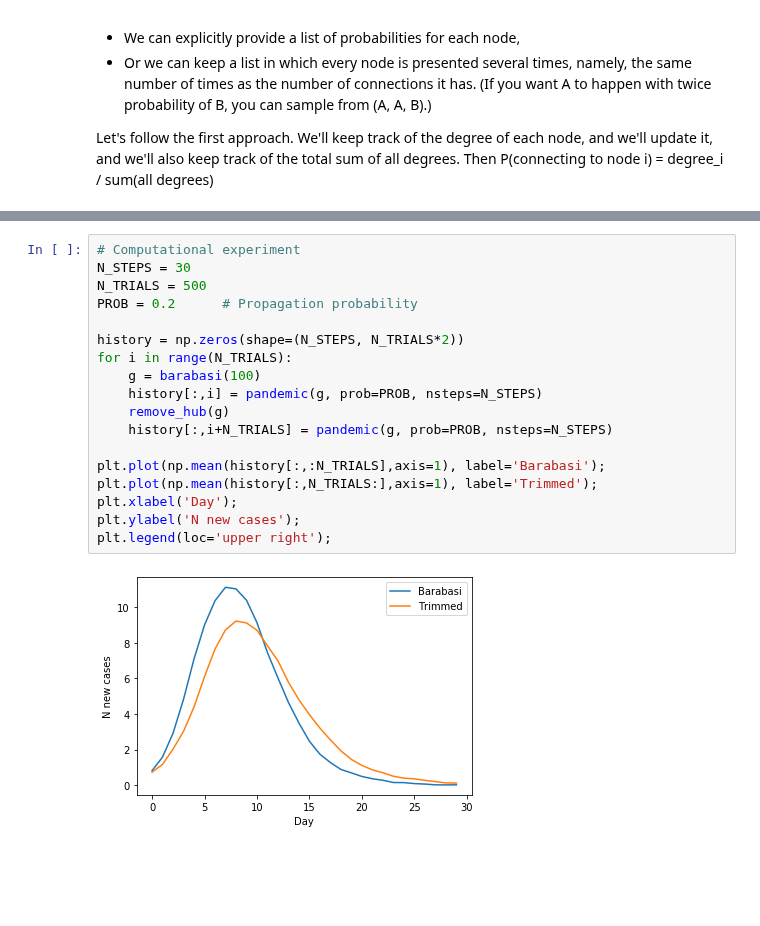
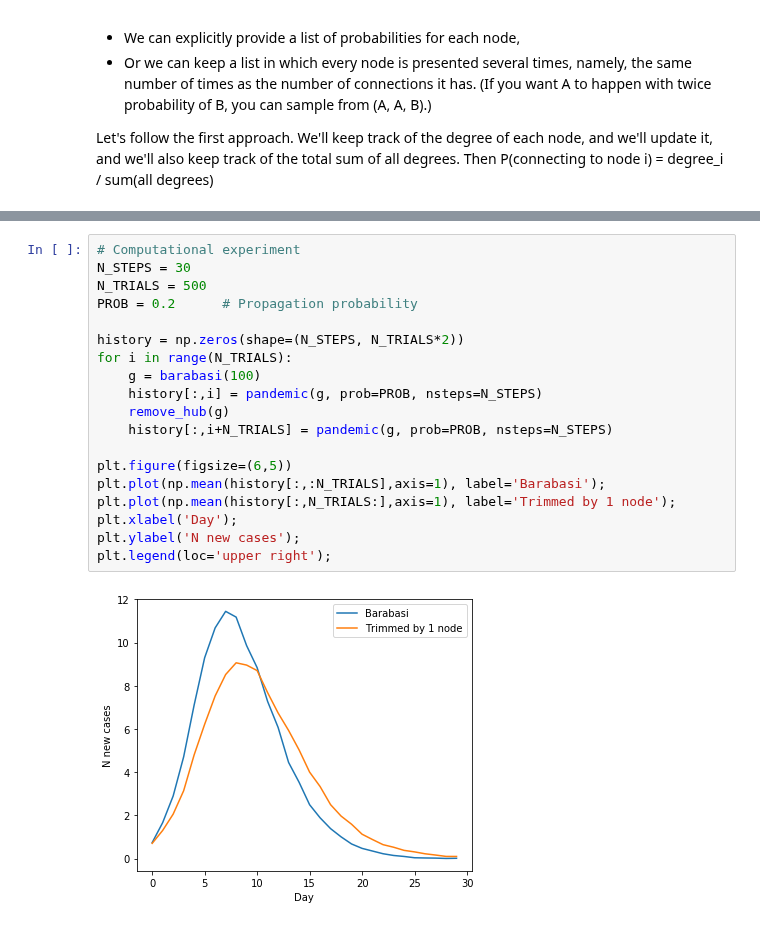
Before and after one commit to khakhalin/Teaching, a Jupyter notebook: Bio_Modeling/084_Scale-free.ipynb, the cells around one changed output, grey strips where cells are left out. Drawn from its saved outputs; the diff is of its cells as text; blank space fills up the shorter version.

```diff
--- a/Bio_Modeling/084_Scale-free.ipynb
+++ b/Bio_Modeling/084_Scale-free.ipynb
@@ -283,20 +288,21 @@ g.plot()
 # %%
 # Computational experiment
 N_STEPS = 30
 N_TRIALS = 500
 PROB = 0.2      # Propagation probability
 
 history = np.zeros(shape=(N_STEPS, N_TRIALS*2))
 for i in range(N_TRIALS):
     g = barabasi(100)
     history[:,i] = pandemic(g, prob=PROB, nsteps=N_STEPS)
     remove_hub(g)
     history[:,i+N_TRIALS] = pandemic(g, prob=PROB, nsteps=N_STEPS)
 
+plt.figure(figsize=(6,5))
 plt.plot(np.mean(history[:,:N_TRIALS],axis=1), label='Barabasi');
-plt.plot(np.mean(history[:,N_TRIALS:],axis=1), label='Trimmed');
+plt.plot(np.mean(history[:,N_TRIALS:],axis=1), label='Trimmed by 1 node');
 plt.xlabel('Day');
 plt.ylabel('N new cases');
 plt.legend(loc='upper right');
 # %% [output]
-[figure, old version]
+[figure, new version]
```
Also changed, not shown: parts of 7 cells of this notebook.
